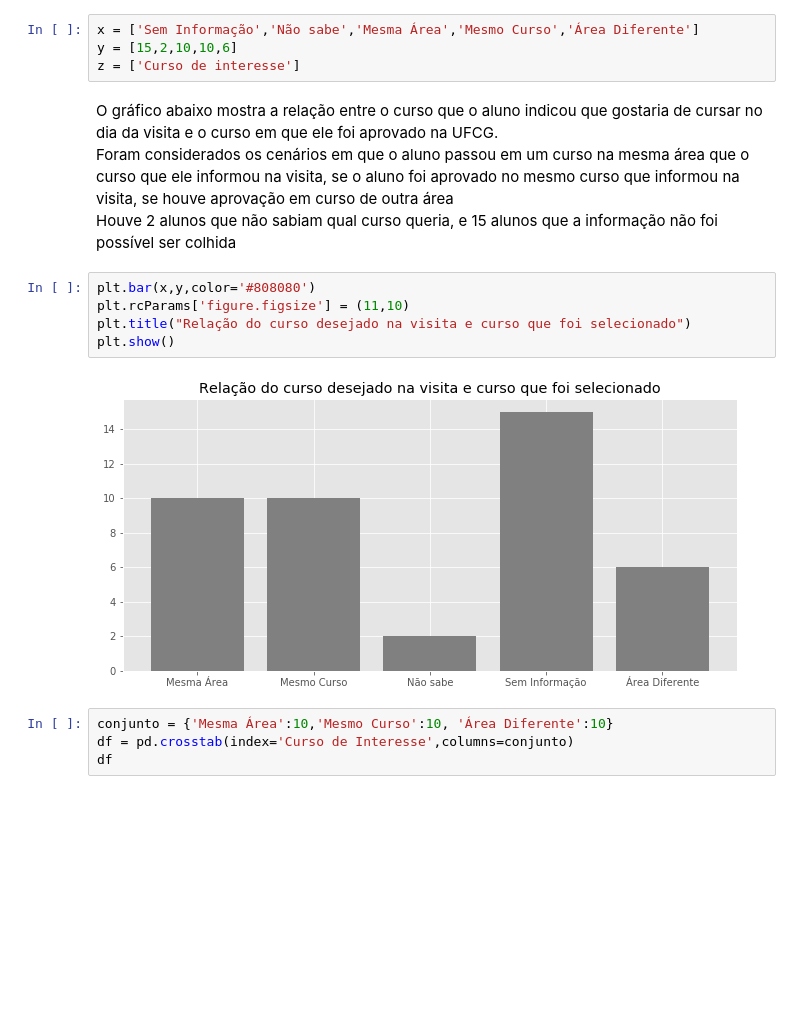
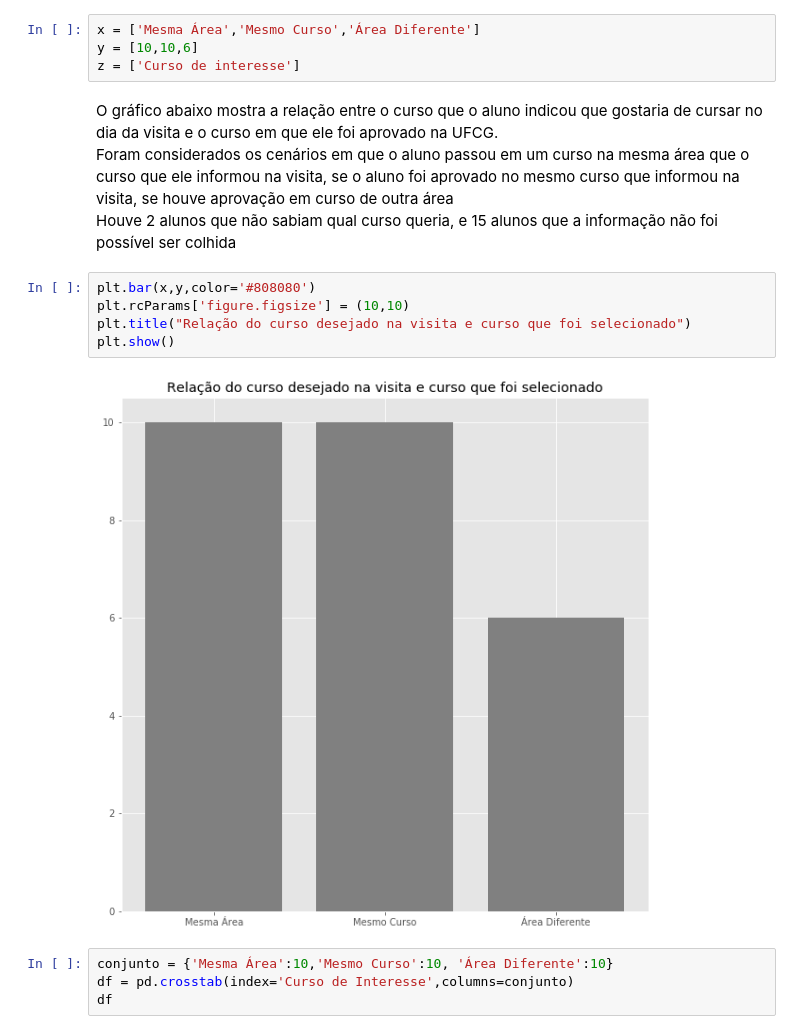
Before and after one commit to hectorhm/pracaAnalytics, a Jupyter notebook: Analise2016.ipynb, the cells around one changed output. Saved outputs shown, nothing was run; the diff lists cells and outputs as text; blank space fills up the shorter version.

```diff
--- a/Analise2016.ipynb
+++ b/Analise2016.ipynb
@@ -88,19 +88,19 @@ print(sum)
 15
 2
 # %%
-x = ['Sem Informação','Não sabe','Mesma Área','Mesmo Curso','Área Diferente']
-y = [15,2,10,10,6]
+x = ['Mesma Área','Mesmo Curso','Área Diferente']
+y = [10,10,6]
 z = ['Curso de interesse']
 # %% [markdown]
 <p>O gráfico abaixo mostra a relação entre o curso que o aluno indicou que gostaria de cursar no dia da visita e  o curso em que ele foi aprovado na UFCG. <br> Foram considerados os cenários em que o aluno passou em um curso na mesma área que o curso que ele informou na visita, se o aluno foi aprovado no mesmo curso que informou na visita, se houve aprovação em curso de outra área
 <br> Houve 2 alunos que não sabiam qual curso queria, e 15 alunos que a informação não foi possível ser colhida </p>
 # %%
 plt.bar(x,y,color='#808080')
-plt.rcParams['figure.figsize'] = (11,10)
+plt.rcParams['figure.figsize'] = (10,10)
 plt.title("Relação do curso desejado na visita e curso que foi selecionado")
 plt.show()
 # %% [output]
-[figure, old version]
+[figure, new version]
 # %%
 conjunto = {'Mesma Área':10,'Mesmo Curso':10, 'Área Diferente':10}
 df = pd.crosstab(index='Curso de Interesse',columns=conjunto)
```
Also changed, not shown: parts of 4 cells of this notebook.
